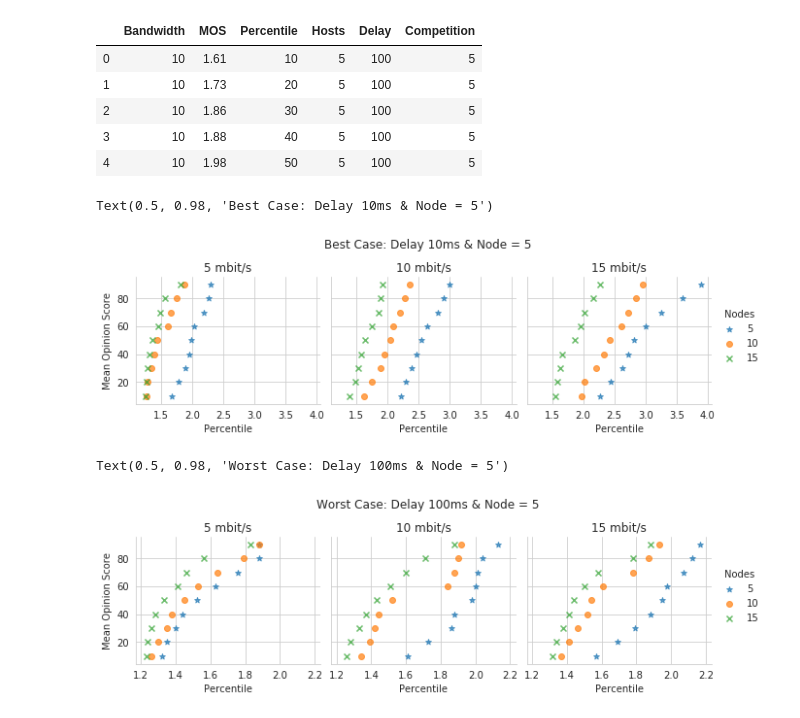
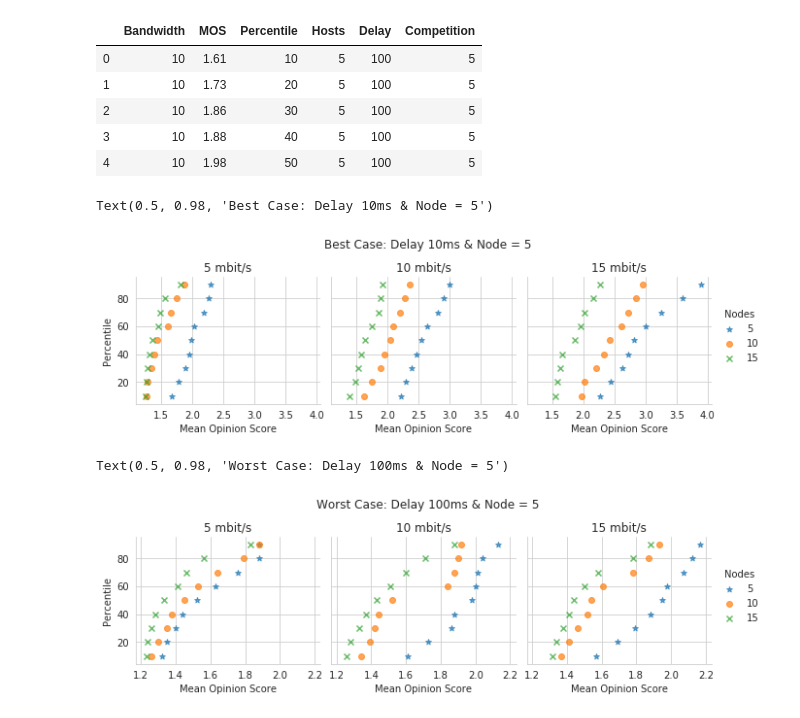
Before and after one commit to razaulmustafa852/dashc, a Jupyter notebook: goDash-yChange.ipynb, the cells around one changed output. Drawn from its saved outputs; the diff is of its cells as text; code cells hidden in the pictures.

```diff
--- a/goDash-yChange.ipynb
+++ b/goDash-yChange.ipynb
@@ -28,22 +28,22 @@ worstCase = df[(df['Delay'] == 100)]
 # %%
 g = sns.FacetGrid(bestCase, col="Bandwidth", hue="Competition",hue_kws={"marker": ["*", "o","x"]})
 g.map(plt.scatter, "MOS", "Percentile", alpha=.7)
 g.add_legend(title= 'Nodes');
-g.set_axis_labels("Percentile", "Mean Opinion Score")
+g.set_axis_labels("Mean Opinion Score", "Percentile")
 axes = g.axes.flatten()
 axes[0].set_title("5 mbit/s")
 axes[1].set_title("10 mbit/s")
 axes[2].set_title("15 mbit/s")
 plt.subplots_adjust(top=0.80)
 g.fig.suptitle('Best Case: Delay 10ms & Node = 5') # can also get the figure from plt.gcf()
 # %% [output]
 Text(0.5, 0.98, 'Best Case: Delay 10ms & Node = 5')
-[figure, old version]
+[figure, new version]
 # %%
 g = sns.FacetGrid(worstCase, col="Bandwidth", hue="Competition",hue_kws={"marker": ["*", "o","x"]})
 g.map(plt.scatter, "MOS", "Percentile", alpha=.7)
 g.add_legend(title= 'Nodes');
-g.set_axis_labels("Percentile", "Mean Opinion Score")
+g.set_axis_labels("Mean Opinion Score", "Percentile")
 axes = g.axes.flatten()
 axes[0].set_title("5 mbit/s")
 axes[1].set_title("10 mbit/s")
@@ -52,4 +52,4 @@ plt.subplots_adjust(top=0.80)
 g.fig.suptitle('Worst Case: Delay 100ms & Node = 5') # can also get the figure from plt.gcf()
 # %% [output]
 Text(0.5, 0.98, 'Worst Case: Delay 100ms & Node = 5')
-[figure, old version]
+[figure, new version]
```
Also changed, not shown: parts of 1 cell of this notebook.
